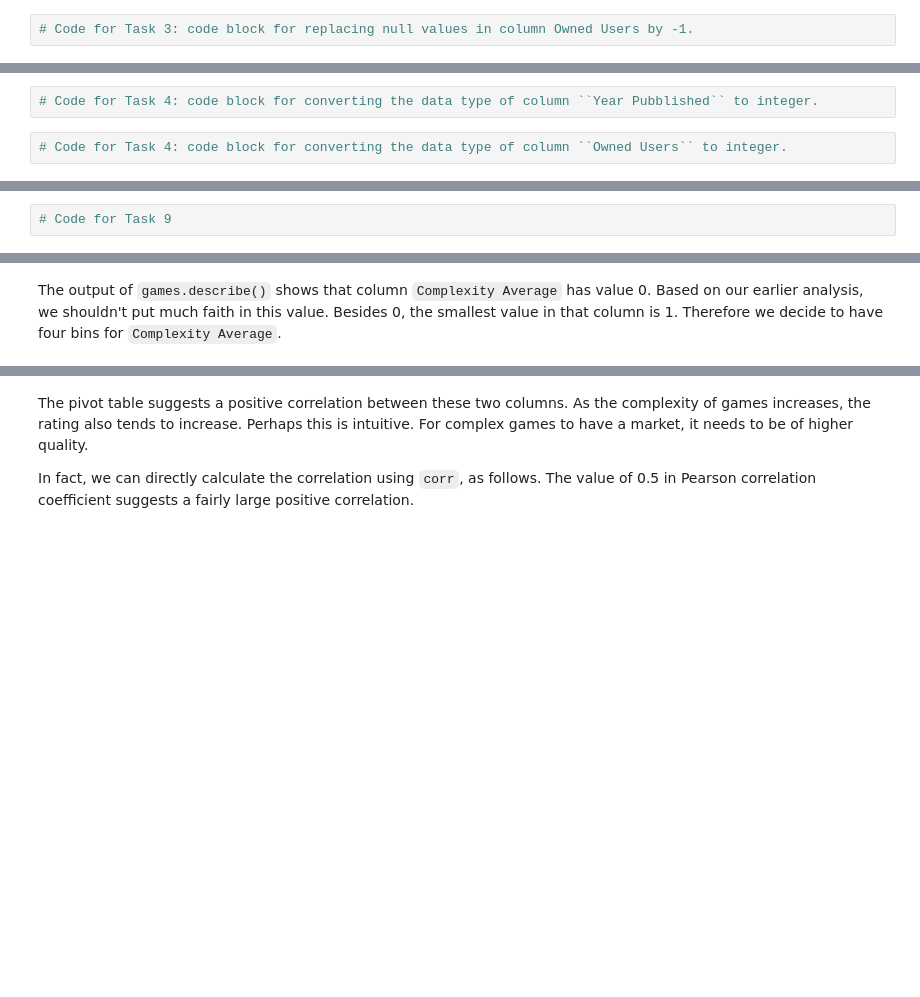
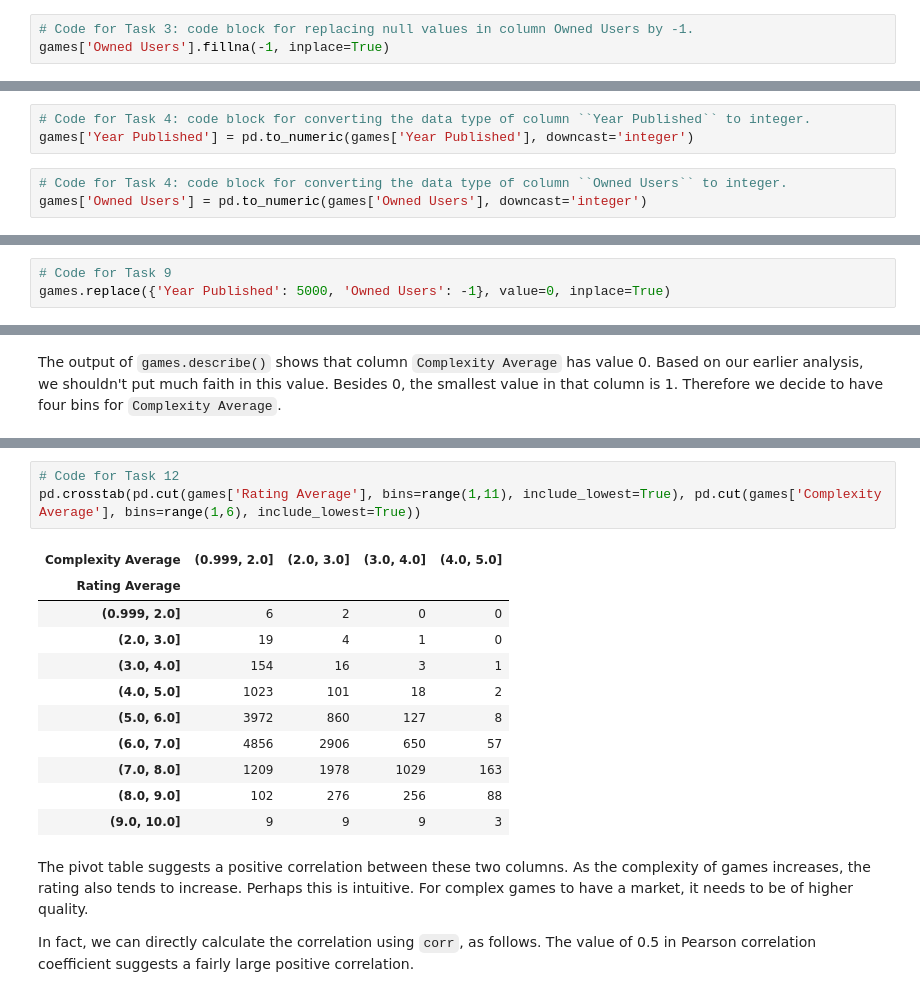
Before and after one commit to stevecoffee/dasc5301, a Jupyter notebook: p2/dasc5301_fall2021_p2.ipynb, the cells around one changed output, grey strips where cells are left out. Cells and saved outputs as stored; diff of their text form; blank space fills up the shorter version.

```diff
--- a/p2/dasc5301_fall2021_p2.ipynb
+++ b/p2/dasc5301_fall2021_p2.ipynb
@@ -125,3 +128,4 @@ The column `Year Published` has negative values, as `games.descrie()` shows. It
 # %%
 # Code for Task 3: code block for replacing null values in column Owned Users by -1.
+games['Owned Users'].fillna(-1, inplace=True)
 # %% [markdown]
@@ -129,7 +133,9 @@ The column `Year Published` has negative values, as `games.descrie()` shows. It
 # %%
-# Code for Task 4: code block for converting the data type of column ``Year Pubblished`` to integer.
+# Code for Task 4: code block for converting the data type of column ``Year Published`` to integer.
+games['Year Published'] = pd.to_numeric(games['Year Published'], downcast='integer')
 # %%
 # Code for Task 4: code block for converting the data type of column ``Owned Users`` to integer.
+games['Owned Users'] = pd.to_numeric(games['Owned Users'], downcast='integer')
 # %% [markdown]
 After you finish Tasks 1 to 4, run `games.info()`, `games.head()`, and `games.describe()` again, to verify you have achieved the goals. In fact, you could do this from time to time, in various places, to make sure you haven't messed up the data.
 # %%
@@ -252,6 +262,7 @@ For the same reason, we believe value 0 in all other columns are not reliable ei
 ## **Task 9: Replace 5000 in `Year Published` and -1 in `Owned Users` by 0. (5 points)**
 # %%
 # Code for Task 9
+games.replace({'Year Published': 5000, 'Owned Users': -1}, value=0, inplace=True)
 # %% [markdown]
 Also, let's take a look at the frequency of each value in column `Min Players`. If you write a piece of code to find out, the code will be similiar to the one in Task 6. Hence, we don't provide it here. Instead, we directly provide the values, as follows.
 # %%
@@ -337,3 +336,18 @@ The output of `games.describe()` shows that column `Complexity Average` has valu
+# %%
+# Code for Task 12
+pd.crosstab(pd.cut(games['Rating Average'], bins=range(1,11), include_lowest=True), pd.cut(games['Complexity Average'], bins=range(1,6), include_lowest=True))
+# %% [output]
+| Complexity Average | (0.999, 2.0] | (2.0, 3.0] | (3.0, 4.0] | (4.0, 5.0] |
+| Rating Average |  |  |  |  |
+| (0.999, 2.0] | 6 | 2 | 0 | 0 |
+| (2.0, 3.0] | 19 | 4 | 1 | 0 |
+| (3.0, 4.0] | 154 | 16 | 3 | 1 |
+| (4.0, 5.0] | 1023 | 101 | 18 | 2 |
+| (5.0, 6.0] | 3972 | 860 | 127 | 8 |
+| (6.0, 7.0] | 4856 | 2906 | 650 | 57 |
+| (7.0, 8.0] | 1209 | 1978 | 1029 | 163 |
+| (8.0, 9.0] | 102 | 276 | 256 | 88 |
+| (9.0, 10.0] | 9 | 9 | 9 | 3 |
 # %% [markdown]
 The pivot table suggests a positive correlation between these two columns. As the complexity of games increases, the rating also tends to increase. Perhaps this is intuitive. For complex games to have a market, it needs to be of higher quality.
 
```
Also changed, not shown: parts of 20 cells of this notebook.
